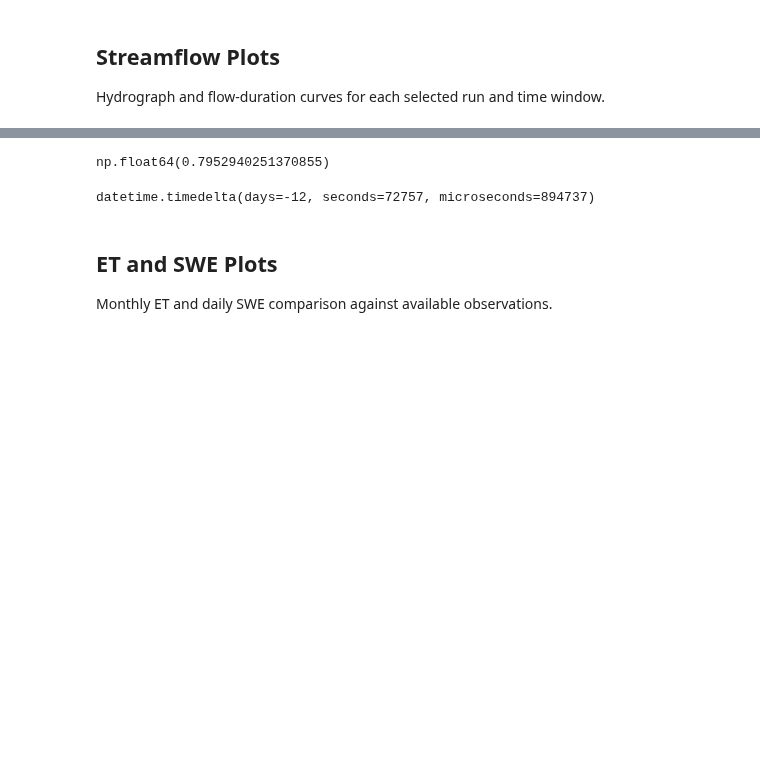
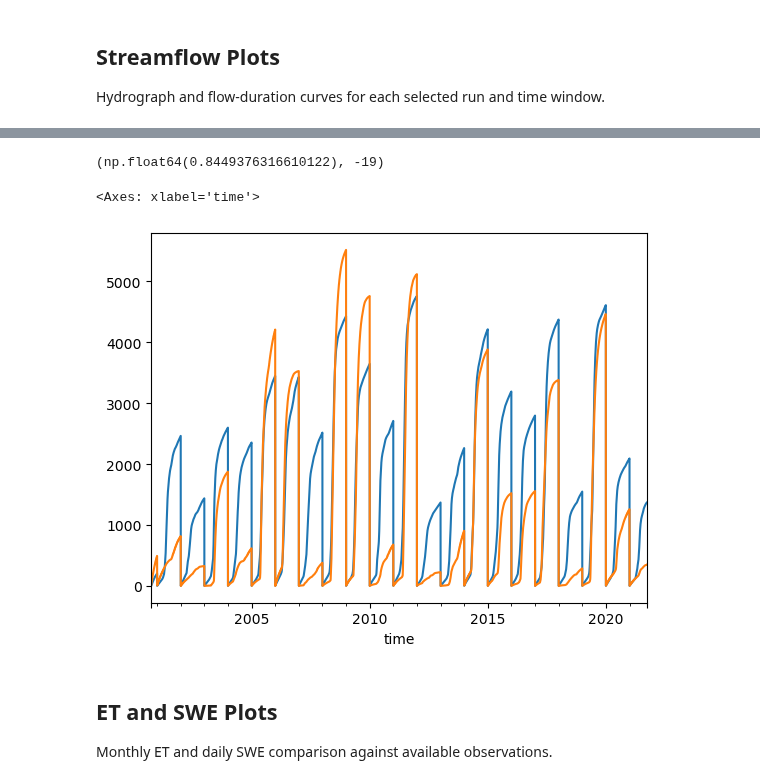
Before and after one commit to dlhogan97/CONFLUENCE-uwmtnhydro, a Jupyter notebook: ess-project/notebooks/Baseline_Run_Evaluation.ipynb, the cells around one changed output, grey strips where cells are left out. Saved outputs shown, nothing was run; the diff lists cells and outputs as text; code cells hidden in the pictures; blank space fills up the shorter version.

```diff
--- a/ess-project/notebooks/Baseline_Run_Evaluation.ipynb
+++ b/ess-project/notebooks/Baseline_Run_Evaluation.ipynb
@@ -650,5 +651 @@ Metrics (Full overlap):
-# %%
-sim_windows['Long-term baseline'].sum()/obs_window.sum()
-# %% [output]
-np.float64(0.7952940251370855)
 # %%
@@ -680,7 +674,13 @@ def com_difference(obs, sim):
-# %%
-np.mean(com_difference(obs_window, sim_windows['Long-term baseline'])[1:])
-# %% [output]
-datetime.timedelta(days=-12, seconds=72757, microseconds=894737)
+# %%
+obs_window.sum()/sim_windows['Long-term baseline'].sum(), com_difference(obs_window, sim_windows['Long-term baseline'])
+# %% [output]
+(np.float64(0.8449376316610122), -19)
+# %%
+obs_window.groupby(obs_window.index.year).cumsum().plot()
+sim_windows['Long-term baseline'].groupby(sim_windows['Long-term baseline'].index.year).cumsum().plot()
+# %% [output]
+<Axes: xlabel='time'>
+[figure, added]
 # %% [markdown]
 ## ET and SWE Plots
 
```
Also changed, not shown: parts of 6 cells of this notebook, 13 other files.
